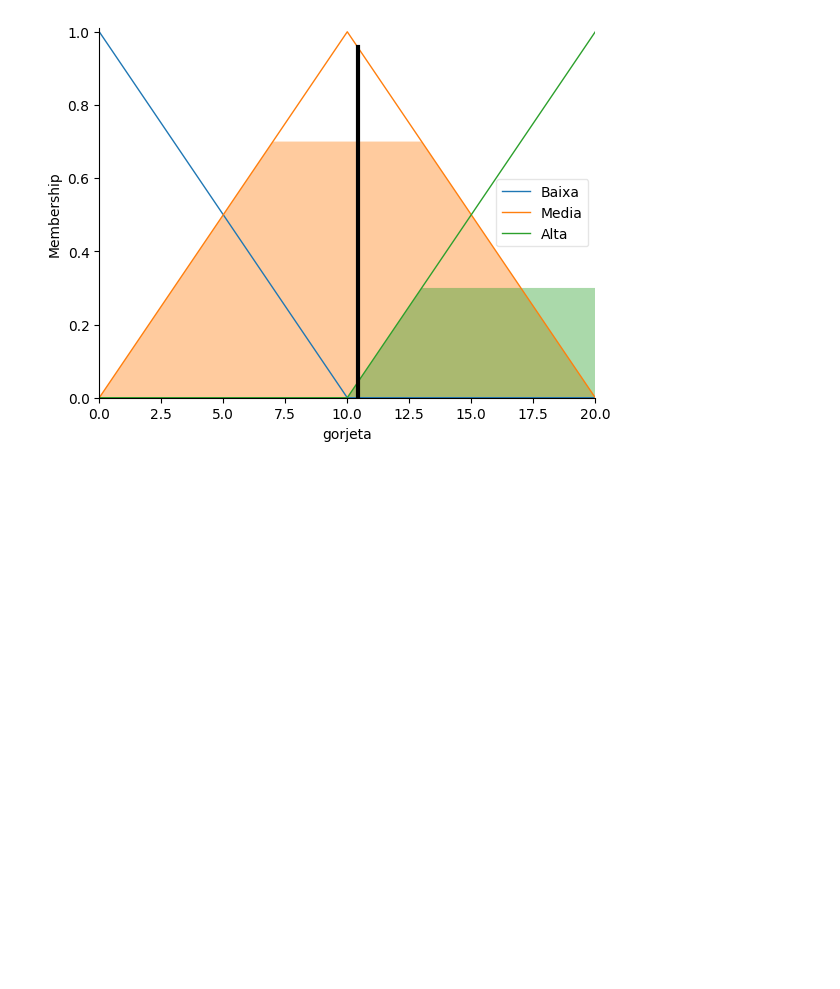
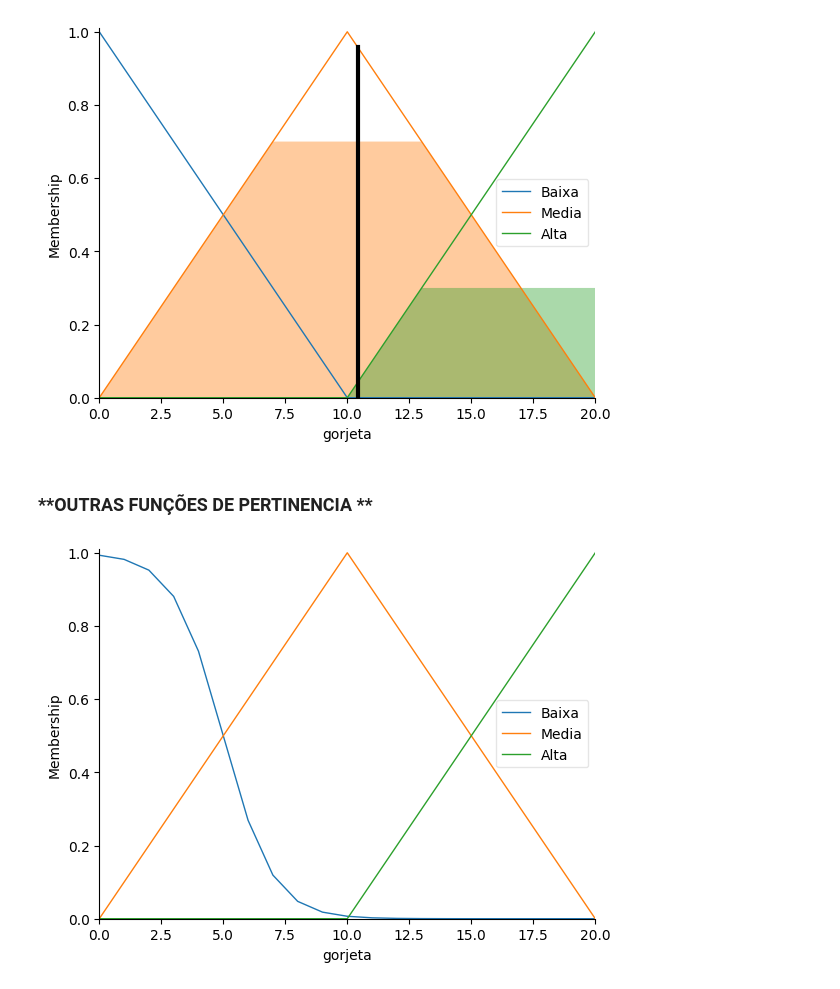
Before and after one commit to DouglasSilva2/Logica_de_Fuzzy_python, a Jupyter notebook: Logica_de_Fuzzy_Python.ipynb, the cells around one changed output. Drawn from its saved outputs; the diff is of its cells as text; code cells hidden in the pictures; blank space fills up the shorter version.

Commit message:
Logica_de_Fuzzy

```diff
--- a/Logica_de_Fuzzy_Python.ipynb
+++ b/Logica_de_Fuzzy_Python.ipynb
@@ -130,3 +130,15 @@ gorjeta.view(sim = sistema)#POSSO GERAR O GRAFICO PARA FACILITAR A CONFERENCIA D
 # %% [output]
 10.424083769633503
 [figure]
+# %% [markdown]
+### **OUTRAS FUNÇÕES DE PERTINENCIA **
+# %%
+gorjeta['Baixa'] = fuzzy.sigmf(gorjeta.universe, 5, -1)
+#LEMBRANDO QUE CADA DADO COLOCADO NA FUNÇÃO, VAI MUDAR A METRICA DE NOSSO GRAFICO!
+#SE ALTERAR O PRIEMRIO DADO, VAMOS UDAR O PERIODO DE DECAIMENTO DE NOSSO MODELO
+#SE MUDAR O SEGUNDO DADO "-1", VAMOS MUDAR O ICIO DE NOSSO MODELO
+gorjeta.view()
+
+#VOU DEIXAR O OUTRO EXEMPLO A BAIXO!
+# %% [output]
+[figure, added]
```
Also changed, not shown: parts of 7 cells of this notebook.
